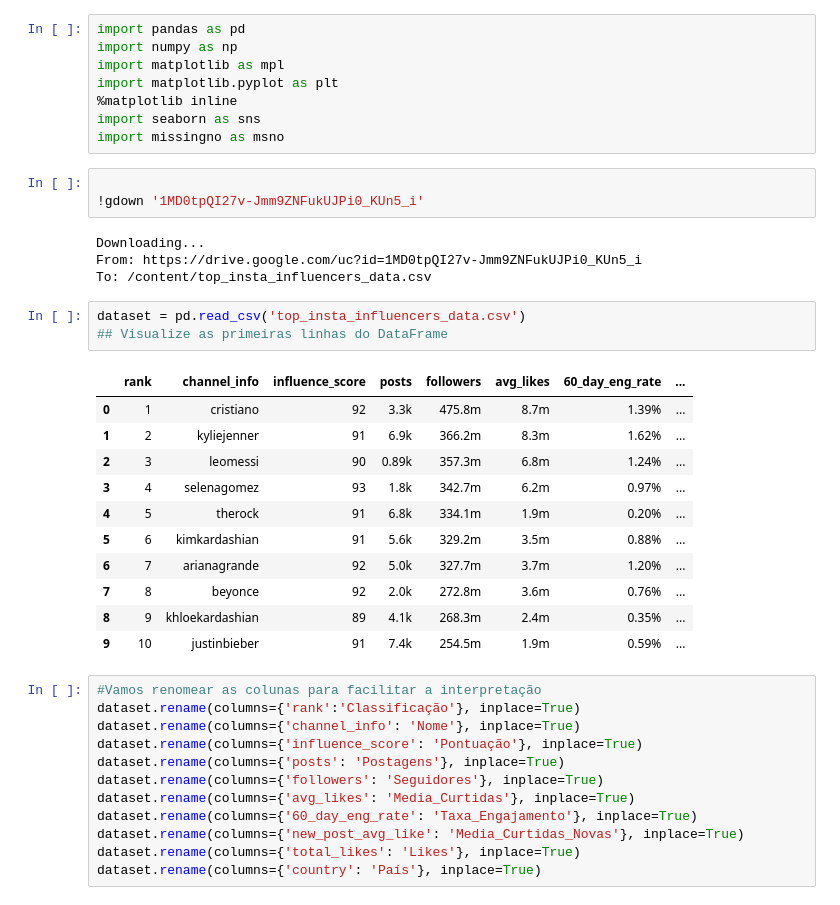
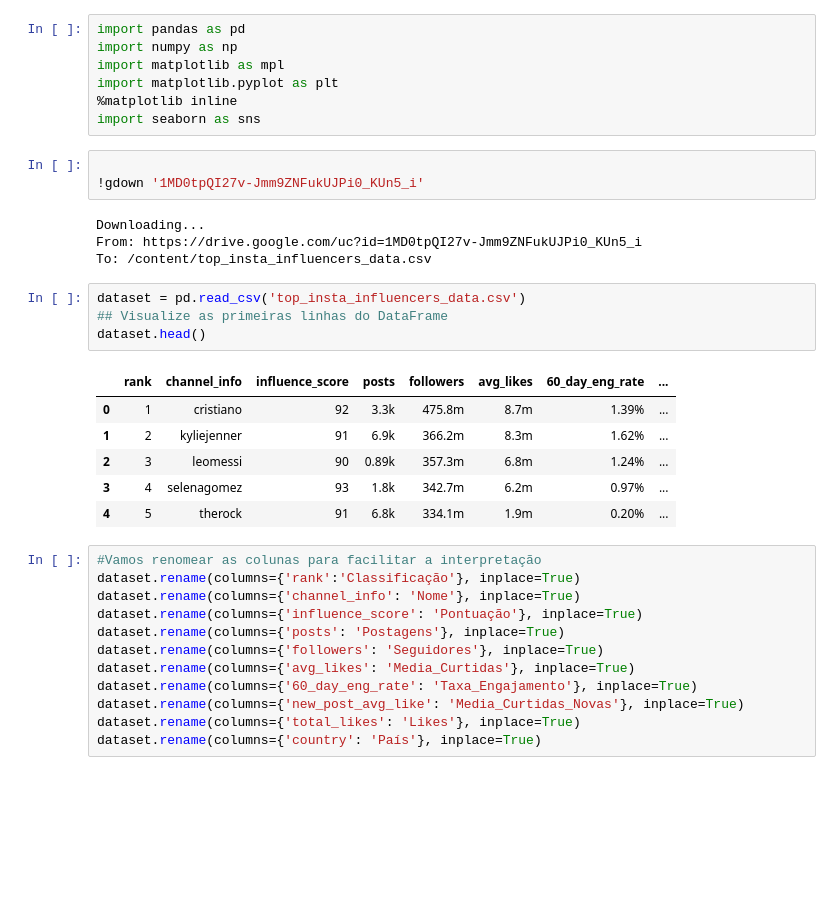
Before and after one commit to rafaart/DataScienceCO, a Jupyter notebook: Instagram_influencers_EDA,_statistical(Atividade_Complementar).ipynb, the cells around one changed output. Saved outputs shown, nothing was run; the diff lists cells and outputs as text; blank space fills up the shorter version.

```diff
--- a/Instagram_influencers_EDA,_statistical(Atividade_Complementar).ipynb
+++ b/Instagram_influencers_EDA,_statistical(Atividade_Complementar).ipynb
@@ -37,7 +37,6 @@ import matplotlib as mpl
 import matplotlib.pyplot as plt
 %matplotlib inline
 import seaborn as sns
-import missingno as msno
 # %%
 
 !gdown '1MD0tpQI27v-Jmm9ZNFukUJPi0_KUn5_i'
@@ -48,18 +47,14 @@ To: /content/top_insta_influencers_data.csv
 # %%
 dataset = pd.read_csv('top_insta_influencers_data.csv')
 ## Visualize as primeiras linhas do DataFrame
+dataset.head()
 # %% [output]
 |  | rank | channel_info | influence_score | posts | followers | avg_likes | 60_day_eng_rate | ... |
 | 0 | 1 | cristiano | 92 | 3.3k | 475.8m | 8.7m | 1.39% | ... |
 | 1 | 2 | kyliejenner | 91 | 6.9k | 366.2m | 8.3m | 1.62% | ... |
 | 2 | 3 | leomessi | 90 | 0.89k | 357.3m | 6.8m | 1.24% | ... |
 | 3 | 4 | selenagomez | 93 | 1.8k | 342.7m | 6.2m | 0.97% | ... |
 | 4 | 5 | therock | 91 | 6.8k | 334.1m | 1.9m | 0.20% | ... |
-| 5 | 6 | kimkardashian | 91 | 5.6k | 329.2m | 3.5m | 0.88% | ... |
-| 6 | 7 | arianagrande | 92 | 5.0k | 327.7m | 3.7m | 1.20% | ... |
-| 7 | 8 | beyonce | 92 | 2.0k | 272.8m | 3.6m | 0.76% | ... |
-| 8 | 9 | khloekardashian | 89 | 4.1k | 268.3m | 2.4m | 0.35% | ... |
-| 9 | 10 | justinbieber | 91 | 7.4k | 254.5m | 1.9m | 0.59% | ... |
 # %%
 #Vamos renomear as colunas para facilitar a interpretação
 dataset.rename(columns={'rank':'Classificação'}, inplace=True)
```
Also changed, not shown: parts of 17 cells of this notebook.
